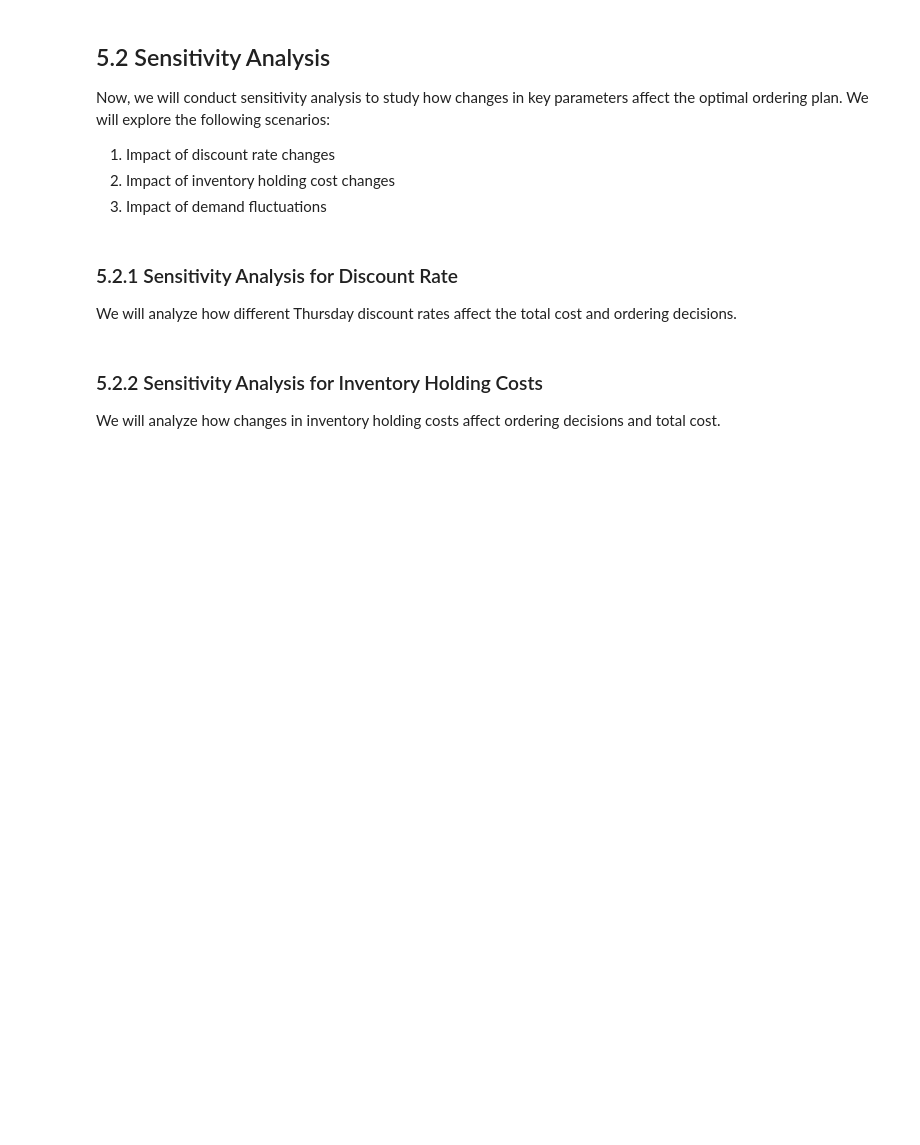
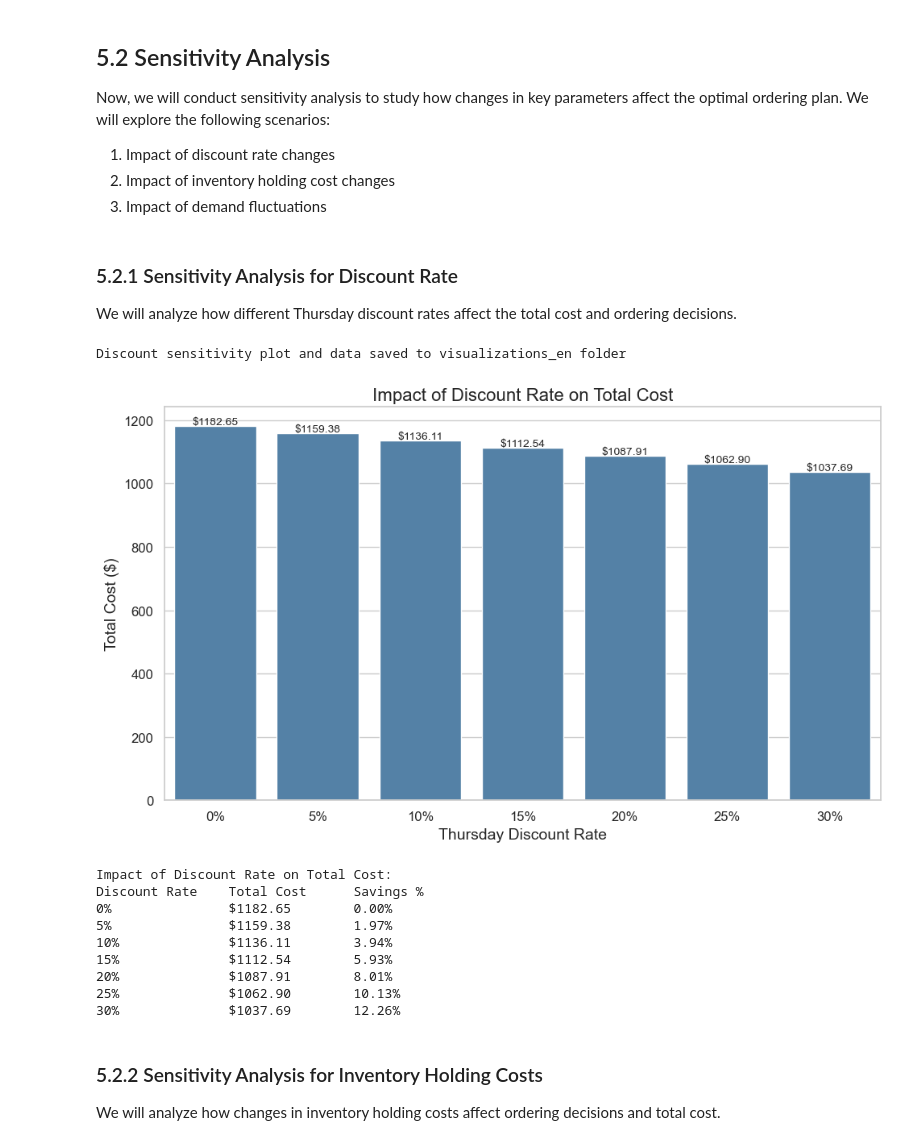
Before and after one commit to JolluChen/CoffeeProject, a Jupyter notebook: 6111project.ipynb, the cells around one changed output. Saved outputs shown, nothing was run; the diff lists cells and outputs as text; code cells hidden in the pictures; blank space fills up the shorter version.

```diff
--- a/6111project.ipynb
+++ b/6111project.ipynb
@@ -868,33 +890,49 @@ discount_results = []
 for rate in discount_rates:
     total_cost, _ = solve_ordering_plan(discount_rate=rate, holding_cost_multiplier=1.0)
     discount_results.append((rate, total_cost))
 
 # Visualize the impact of discount rate on total cost
 discount_df = pd.DataFrame(discount_results, columns=['Discount Rate', 'Total Cost'])
 discount_df['Discount Rate Label'] = discount_df['Discount Rate'].map(lambda x: f'{int(x*100)}%')
 
 plt.figure(figsize=(10, 6))
 sns.barplot(x='Discount Rate Label', y='Total Cost', data=discount_df, color='steelblue')
 plt.title('Impact of Discount Rate on Total Cost', fontsize=16)
 plt.xlabel('Thursday Discount Rate', fontsize=14)
 plt.ylabel('Total Cost ($)', fontsize=14)
 plt.xticks(fontsize=12)
 plt.yticks(fontsize=12)
 
 # Add value labels on top of each bar
 for i, v in enumerate(discount_df['Total Cost']):
     plt.text(i, v + 5, f'${v:.2f}', ha='center', fontsize=10)
 
 plt.tight_layout()
+# Save the figure and data
+plt.savefig('visualizations_en/discount_sensitivity_cost.png', dpi=300, bbox_inches='tight')
+discount_df.to_csv('visualizations_en/discount_sensitivity_cost.csv', index=False)
+print("Discount sensitivity plot and data saved to visualizations_en folder")
 plt.show()
 
 # Print cost savings percentages
 base_cost = discount_df.iloc[0]['Total Cost']  # Cost with 0% discount
 print("\nImpact of Discount Rate on Total Cost:")
 print("Discount Rate \t Total Cost \t Savings %")
 for i, row in discount_df.iterrows():
     savings_pct = (base_cost - row['Total Cost']) / base_cost * 100
     print(f"{row['Discount Rate Label']} \t\t ${row['Total Cost']:.2f} \t {savings_pct:.2f}%")
+# %% [output]
+Discount sensitivity plot and data saved to visualizations_en folder
+[figure, added]
+Impact of Discount Rate on Total Cost:
+Discount Rate    Total Cost      Savings %
+0%               $1182.65        0.00%
+5%               $1159.38        1.97%
+10%              $1136.11        3.94%
+15%              $1112.54        5.93%
+20%              $1087.91        8.01%
+25%              $1062.90        10.13%
+30%              $1037.69        12.26%
 # %% [markdown]
 ### 5.2.2 Sensitivity Analysis for Inventory Holding Costs
 
```
Also changed, not shown: parts of 8 cells of this notebook, 27 other files.
